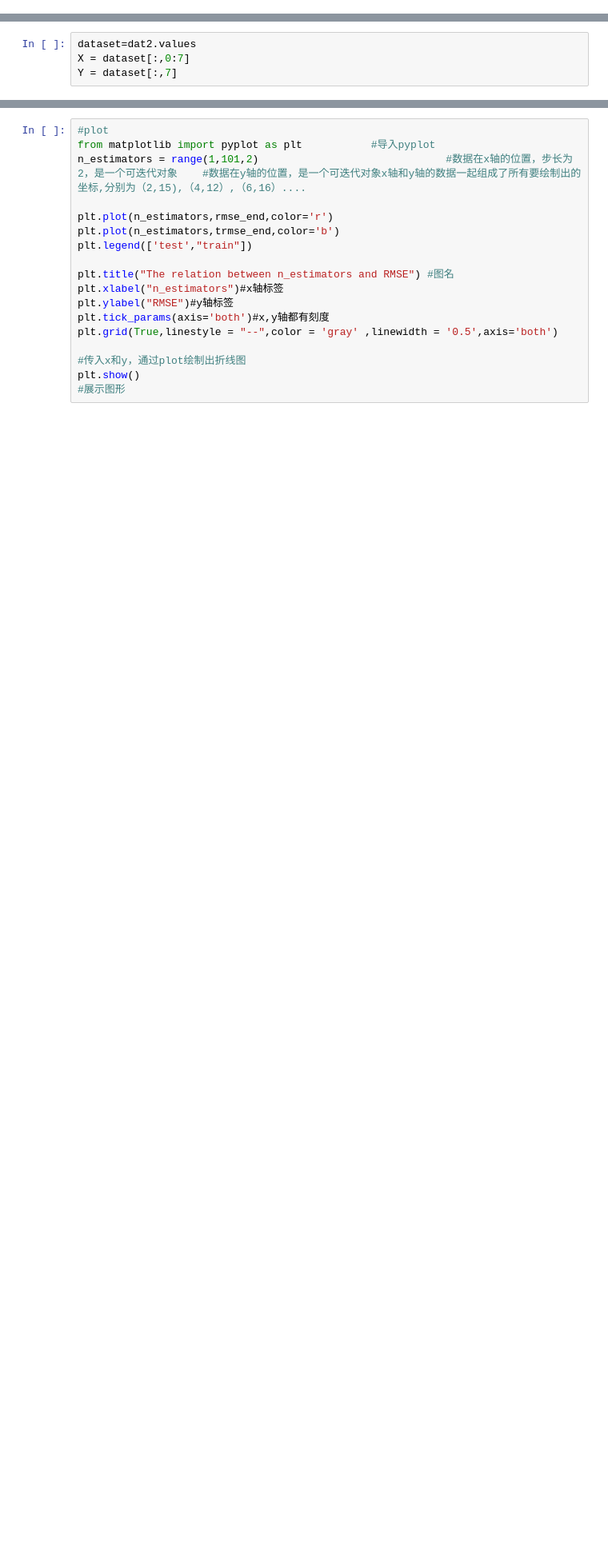
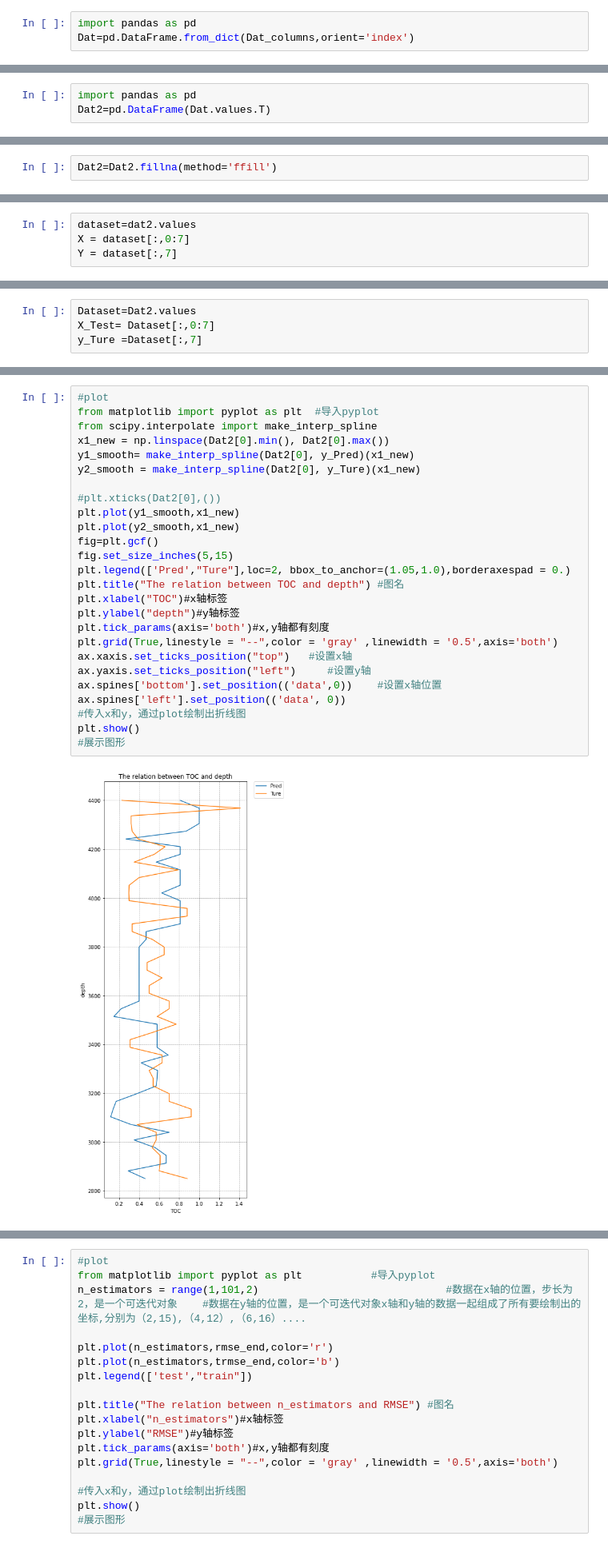
Before and after one commit to GitHublearnersyr/TOC-pro, a Jupyter notebook: 处理数据.ipynb, the cells around one changed output, grey strips where cells are left out. Shown at 80% size. Saved outputs shown, nothing was run; the diff lists cells and outputs as text; blank space fills up the shorter version.

```diff
--- a/处理数据.ipynb
+++ b/处理数据.ipynb
@@ -235,0 +221,3 @@ dat2=dat2.fillna(method='ffill')
+# %%
+import pandas as pd
+Dat=pd.DataFrame.from_dict(Dat_columns,orient='index')
@@ -235,0 +237,3 @@ dat2=dat2.fillna(method='ffill')
+# %%
+import pandas as pd
+Dat2=pd.DataFrame(Dat.values.T)
@@ -235,0 +242,2 @@ dat2=dat2.fillna(method='ffill')
+# %%
+Dat2=Dat2.fillna(method='ffill')
@@ -347,0 +465,4 @@ Y[0]
+# %%
+Dataset=Dat2.values
+X_Test= Dataset[:,0:7]
+y_Ture =Dataset[:,7]
@@ -348,3 +545,31 @@ Y[0]
+# %%
+#plot
+from matplotlib import pyplot as plt  #导入pyplot
+from scipy.interpolate import make_interp_spline
+x1_new = np.linspace(Dat2[0].min(), Dat2[0].max())
+y1_smooth= make_interp_spline(Dat2[0], y_Pred)(x1_new)
+y2_smooth = make_interp_spline(Dat2[0], y_Ture)(x1_new)
+
+#plt.xticks(Dat2[0],())
+plt.plot(y1_smooth,x1_new)
+plt.plot(y2_smooth,x1_new)
+fig=plt.gcf()
+fig.set_size_inches(5,15)
+plt.legend(['Pred',"Ture"],loc=2, bbox_to_anchor=(1.05,1.0),borderaxespad = 0.)
+plt.title("The relation between TOC and depth") #图名
+plt.xlabel("TOC")#x轴标签
+plt.ylabel("depth")#y轴标签
+plt.tick_params(axis='both')#x,y轴都有刻度
+plt.grid(True,linestyle = "--",color = 'gray' ,linewidth = '0.5',axis='both')
+ax.xaxis.set_ticks_position("top")   #设置x轴
+ax.yaxis.set_ticks_position("left")     #设置y轴
+ax.spines['bottom'].set_position(('data',0))    #设置x轴位置
+ax.spines['left'].set_position(('data', 0))
+#传入x和y，通过plot绘制出折线图
+plt.show()
+#展示图形
+# %% [output]
+[figure, added]
 # %%
 #rmse={}
 #rmse_end=[[]]*16#测试
```
Also changed, not shown: parts of 37 cells of this notebook.
